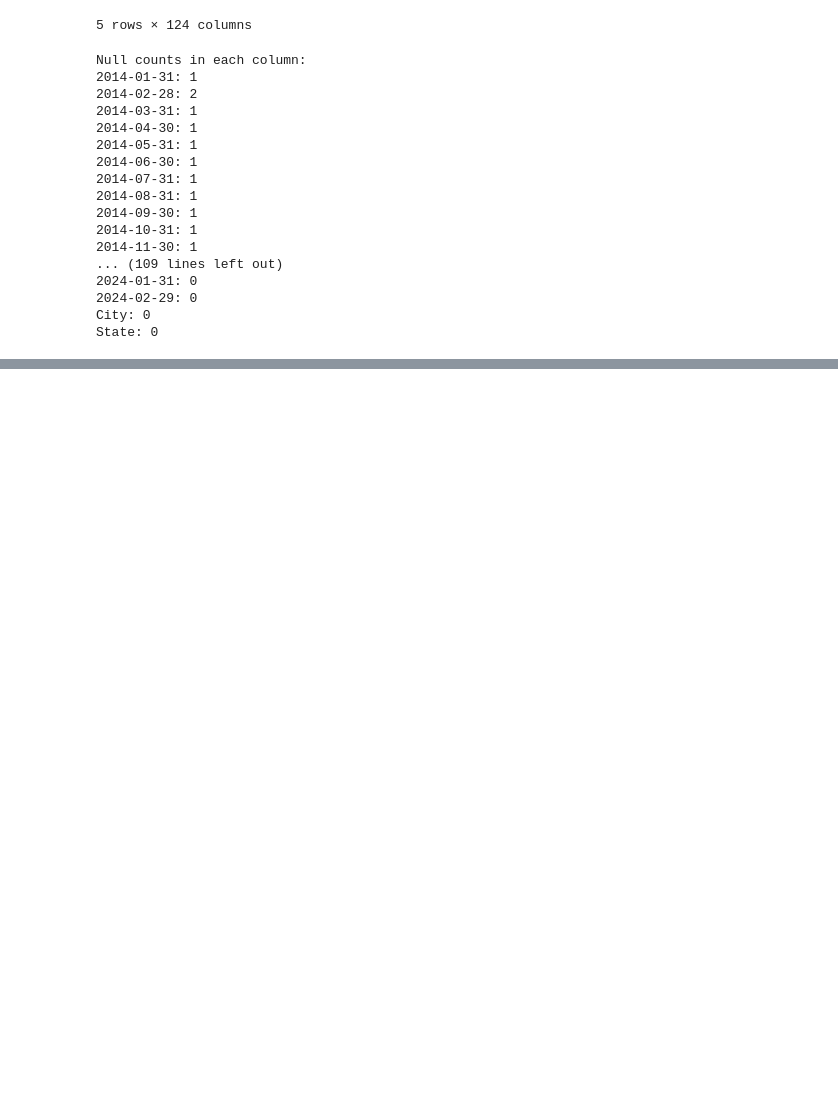
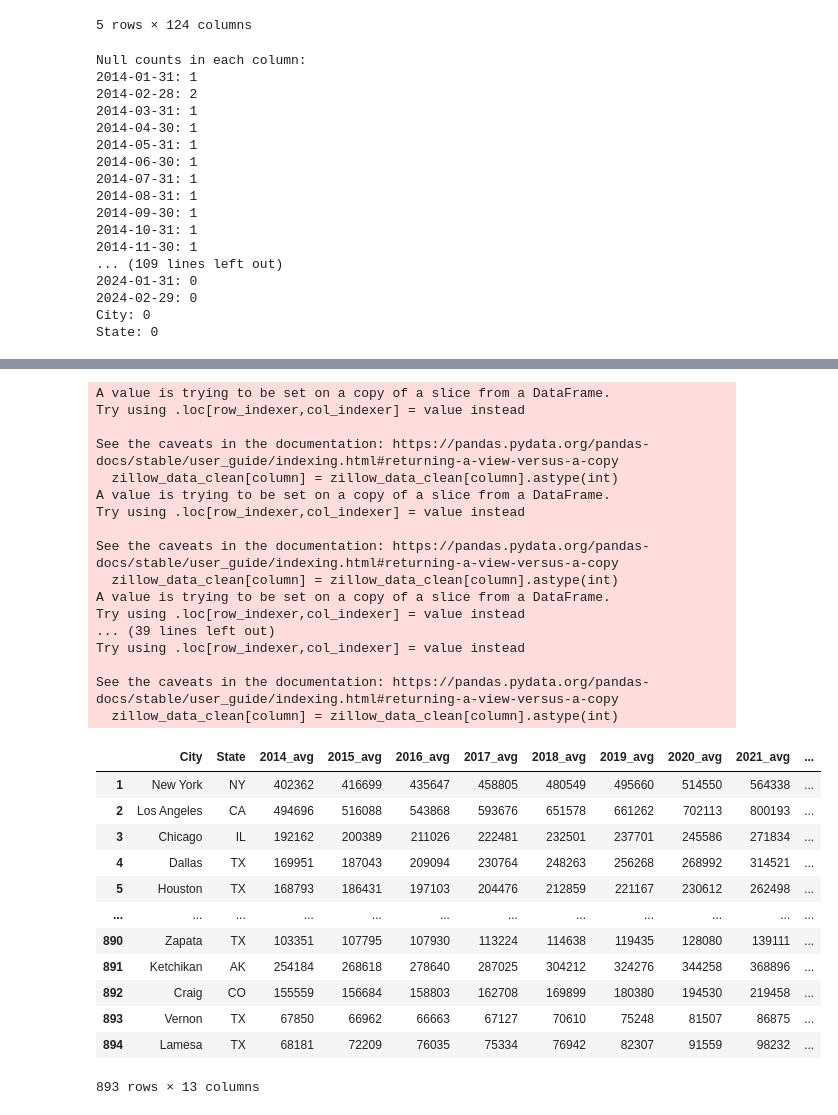
Before and after one commit to annaramer/project3, a Jupyter notebook: Zillow Data .ipynb, the cells around one changed output, grey strips where cells are left out. Drawn from its saved outputs; the diff is of its cells as text; code cells hidden in the pictures; blank space fills up the shorter version.

```diff
--- a/Zillow Data .ipynb
+++ b/Zillow Data .ipynb
@@ -155 +200,39 @@ zillow_data_clean.head()
+# %%
+columns_to_clean = ['2014_avg', '2015_avg', '2016_avg', '2017_avg', '2018_avg', '2019_avg', '2020_avg', '2021_avg', '2022_avg', '2023_avg', '2024_avg']
+
+for column in columns_to_clean:
+    zillow_data_clean[column] = zillow_data_clean[column].astype(int)
+
+zillow_data_clean
+# %% [output]
+A value is trying to be set on a copy of a slice from a DataFrame.
+Try using .loc[row_indexer,col_indexer] = value instead
+
+See the caveats in the documentation: https://pandas.pydata.org/pandas-docs/stable/user_guide/indexing.html#returning-a-view-versus-a-copy
+  zillow_data_clean[column] = zillow_data_clean[column].astype(int)
+A value is trying to be set on a copy of a slice from a DataFrame.
+Try using .loc[row_indexer,col_indexer] = value instead
+
+See the caveats in the documentation: https://pandas.pydata.org/pandas-docs/stable/user_guide/indexing.html#returning-a-view-versus-a-copy
+  zillow_data_clean[column] = zillow_data_clean[column].astype(int)
+A value is trying to be set on a copy of a slice from a DataFrame.
+Try using .loc[row_indexer,col_indexer] = value instead
+... (39 lines left out)
+Try using .loc[row_indexer,col_indexer] = value instead
+
+See the caveats in the documentation: https://pandas.pydata.org/pandas-docs/stable/user_guide/indexing.html#returning-a-view-versus-a-copy
+  zillow_data_clean[column] = zillow_data_clean[column].astype(int)
+|  | City | State | 2014_avg | 2015_avg | 2016_avg | 2017_avg | 2018_avg | 2019_avg | 2020_avg | 2021_avg | ... |
+| 1 | New York | NY | 402362 | 416699 | 435647 | 458805 | 480549 | 495660 | 514550 | 564338 | ... |
+| 2 | Los Angeles | CA | 494696 | 516088 | 543868 | 593676 | 651578 | 661262 | 702113 | 800193 | ... |
+| 3 | Chicago | IL | 192162 | 200389 | 211026 | 222481 | 232501 | 237701 | 245586 | 271834 | ... |
+| 4 | Dallas | TX | 169951 | 187043 | 209094 | 230764 | 248263 | 256268 | 268992 | 314521 | ... |
+| 5 | Houston | TX | 168793 | 186431 | 197103 | 204476 | 212859 | 221167 | 230612 | 262498 | ... |
+| ... | ... | ... | ... | ... | ... | ... | ... | ... | ... | ... | ... |
+| 890 | Zapata | TX | 103351 | 107795 | 107930 | 113224 | 114638 | 119435 | 128080 | 139111 | ... |
+| 891 | Ketchikan | AK | 254184 | 268618 | 278640 | 287025 | 304212 | 324276 | 344258 | 368896 | ... |
+| 892 | Craig | CO | 155559 | 156684 | 158803 | 162708 | 169899 | 180380 | 194530 | 219458 | ... |
+| 893 | Vernon | TX | 67850 | 66962 | 66663 | 67127 | 70610 | 75248 | 81507 | 86875 | ... |
+| 894 | Lamesa | TX | 68181 | 72209 | 76035 | 75334 | 76942 | 82307 | 91559 | 98232 | ... |
+893 rows × 13 columns
 # %%
```
Also changed, not shown: parts of 6 cells of this notebook, 7 other files.
